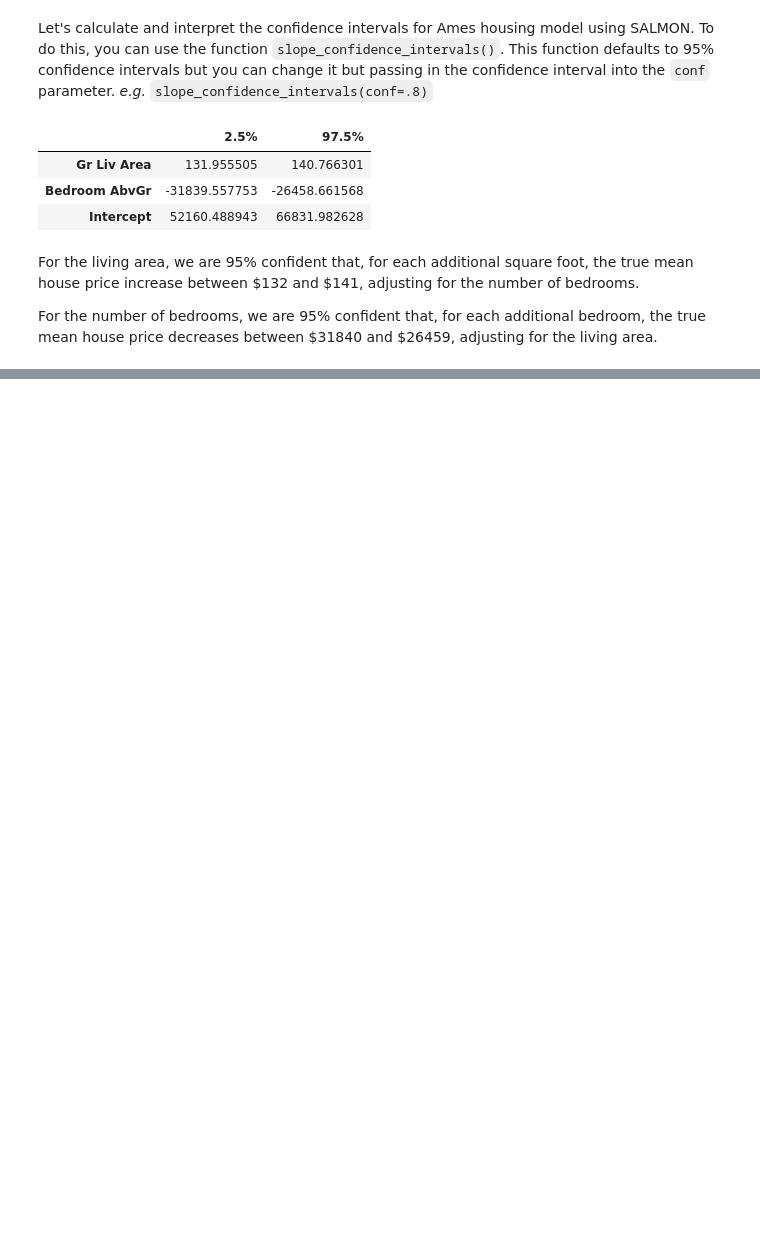
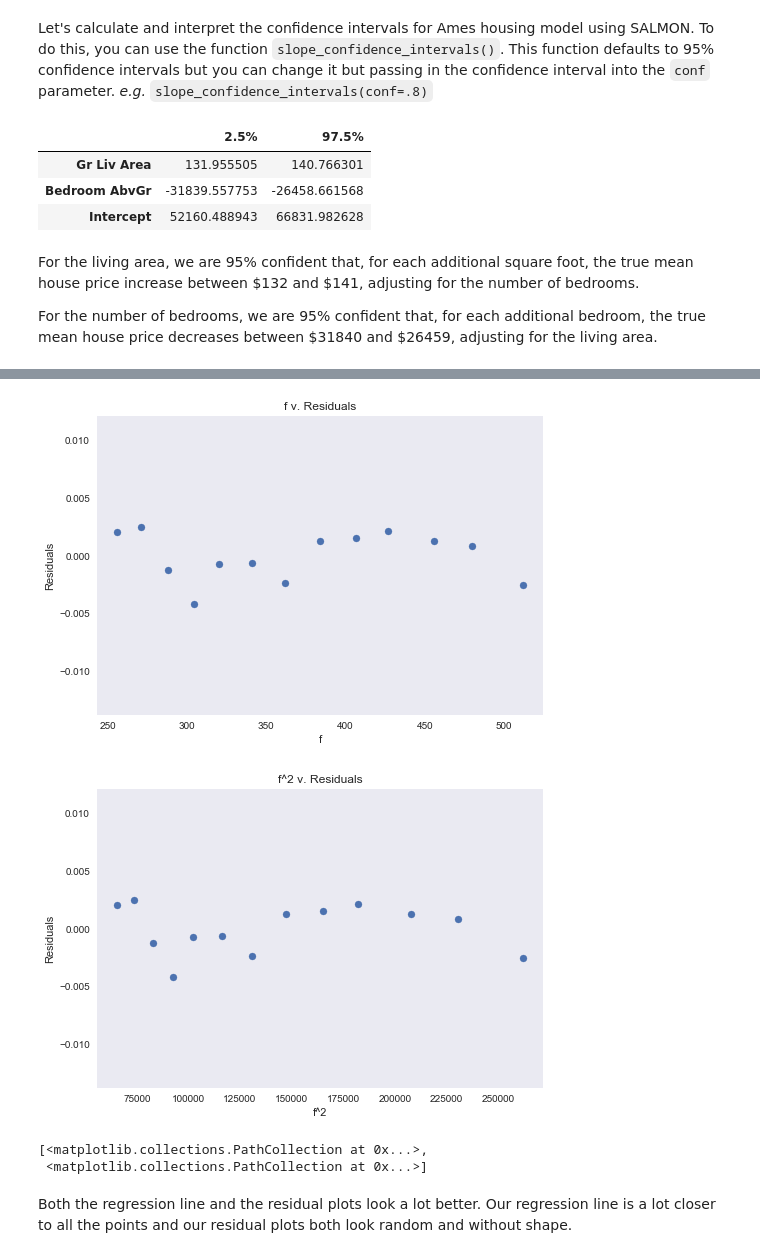
Before and after one commit to nicholasrusso/russoStat400, a Jupyter notebook: chapter4.ipynb, the cells around one changed output, grey strips where cells are left out. Drawn from its saved outputs; the diff is of its cells as text; code cells hidden in the pictures; blank space fills up the shorter version.

```diff
--- a/chapter4.ipynb
+++ b/chapter4.ipynb
@@ -153,0 +197,9 @@ For the number of bedrooms, we are 95% confident that, for each additional bedro
+# %%
+polynomial_model.residual_plots()
+# %% [output]
+[figure, added]
+[figure, added]
+[<matplotlib.collections.PathCollection at 0x...>,
+ <matplotlib.collections.PathCollection at 0x...>]
+# %% [markdown]
+Both the regression line and the residual plots look a lot better. Our regression line is a lot closer to all the points and our residual plots both look random and without shape.
```
Also changed, not shown: parts of 16 cells of this notebook, 1 other file.
